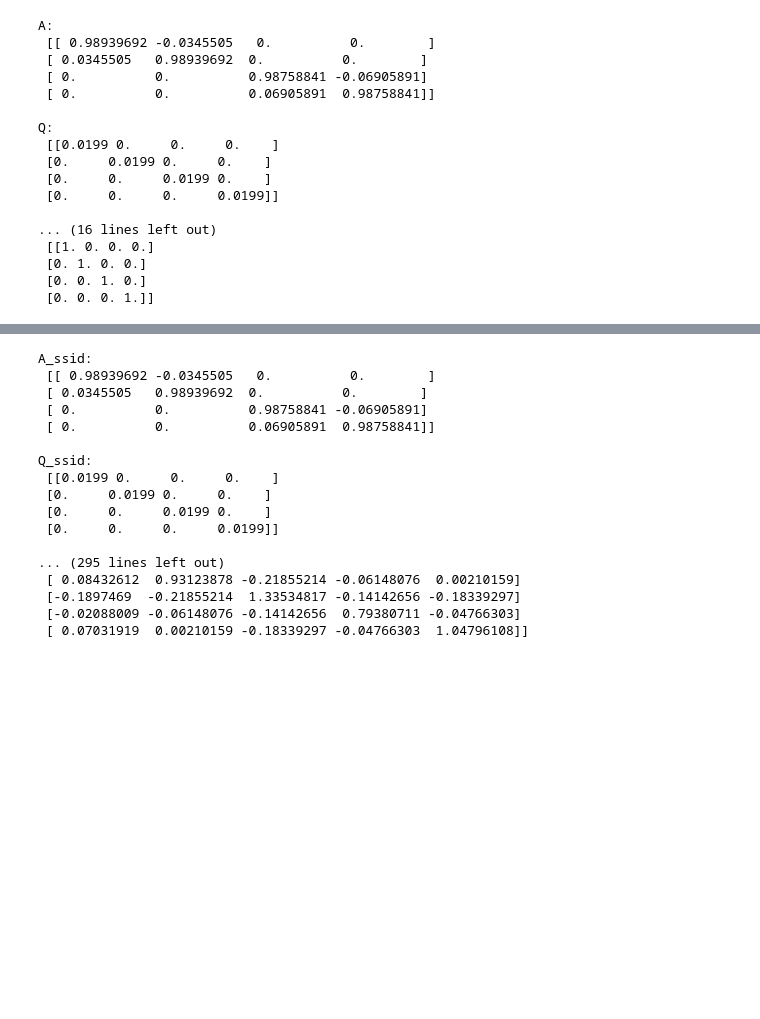
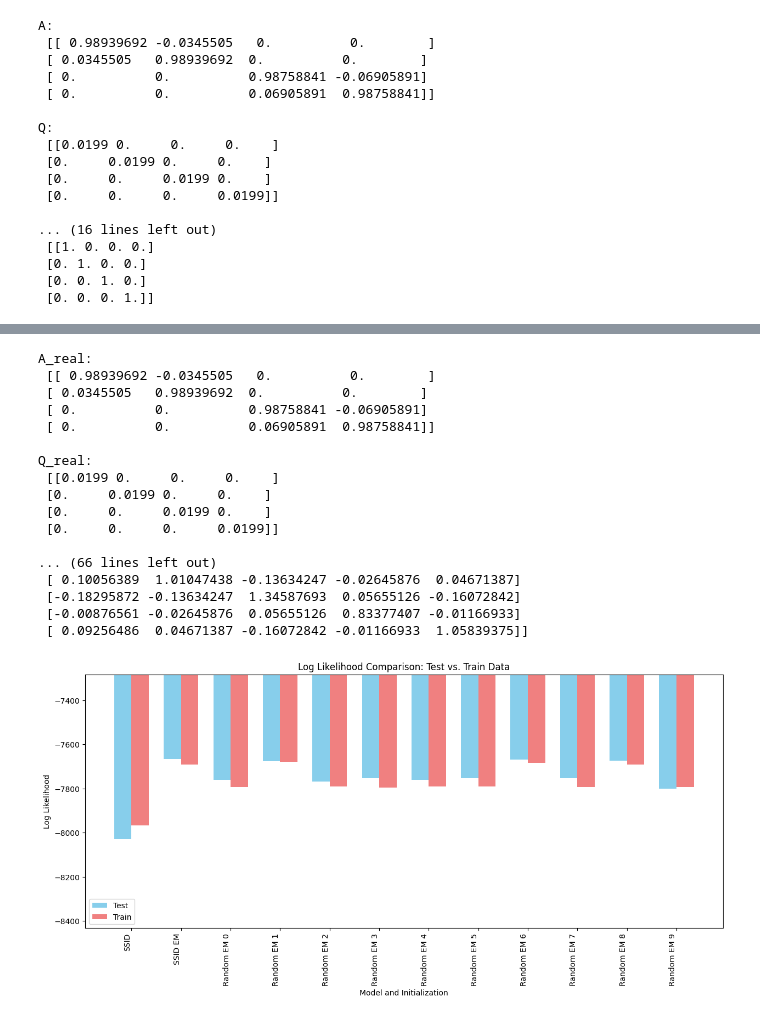
Before and after one commit to shr1ram/msc_csml, a Jupyter notebook: Probabilistic_and_Unsupervised_Learning/question_4.ipynb, the cells around one changed output, grey strips where cells are left out. Saved outputs shown, nothing was run; the diff lists cells and outputs as text; code cells hidden in the pictures; blank space fills up the shorter version.

```diff
--- a/Probabilistic_and_Unsupervised_Learning/question_4.ipynb
+++ b/Probabilistic_and_Unsupervised_Learning/question_4.ipynb
@@ -290,34 +286,34 @@ plt.show()
 # %%
-print("A_ssid:\n", A_ssid, "\n")
-print("Q_ssid:\n", Q_ssid, "\n")
-print("C_ssid:\n", C_ssid, "\n")
-print("R_ssid:\n", R_ssid, "\n")
-
 print("A_real:\n", A_real, "\n")
 print("Q_real:\n", Q_real, "\n")
 print("C_real:\n", C_real, "\n")
 print("R_real:\n", R_real, "\n")
 
-for seed in range(n_repeats):
-    print("A_rand_" + str(seed) + ":\n", A_rand[seed], "\n")
-    print("Q_rand_" + str(seed) + ":\n", Q_rand[seed], "\n")
-    print("C_rand_" + str(seed) + ":\n", C_rand[seed], "\n")
-    print("R_rand_" + str(seed) + ":\n", R_rand[seed], "\n")
+print("A_real_em:\n", A_real_em, "\n")
+print("Q_real_em:\n", Q_real_em, "\n")
+print("C_real_em:\n", C_real_em, "\n")
+print("R_real_em:\n", R_real_em, "\n")
+
+for repeat in [0]: #range(n_repeats):
+    print("A_rand_" + str(repeat) + ":\n", A_rand[repeat], "\n")
+    print("Q_rand_" + str(repeat) + ":\n", Q_rand[repeat], "\n")
+    print("C_rand_" + str(repeat) + ":\n", C_rand[repeat], "\n")
+    print("R_rand_" + str(repeat) + ":\n", R_rand[repeat], "\n")
 # %% [output]
-A_ssid:
+A_real:
  [[ 0.98939692 -0.0345505   0.          0.        ]
  [ 0.0345505   0.98939692  0.          0.        ]
  [ 0.          0.          0.98758841 -0.06905891]
  [ 0.          0.          0.06905891  0.98758841]]
 
-Q_ssid:
+Q_real:
  [[0.0199 0.     0.     0.    ]
  [0.     0.0199 0.     0.    ]
  [0.     0.     0.0199 0.    ]
  [0.     0.     0.     0.0199]]
 
-... (295 lines left out)
- [ 0.08432612  0.93123878 -0.21855214 -0.06148076  0.00210159]
- [-0.1897469  -0.21855214  1.33534817 -0.14142656 -0.18339297]
- [-0.02088009 -0.06148076 -0.14142656  0.79380711 -0.04766303]
- [ 0.07031919  0.00210159 -0.18339297 -0.04766303  1.04796108]]
+... (66 lines left out)
+ [ 0.10056389  1.01047438 -0.13634247 -0.02645876  0.04671387]
+ [-0.18295872 -0.13634247  1.34587693  0.05655126 -0.16072842]
+ [-0.00876561 -0.02645876  0.05655126  0.83377407 -0.01166933]
+ [ 0.09256486  0.04671387 -0.16072842 -0.01166933  1.05839375]]
@@ -323,0 +355,42 @@ Q_ssid:
+# %%
+test_values = np.hstack([
+    L_smooth_test_real,
+    L_smooth_test_real_em,
+    L_smooth_test_rand_arr
+])
+
+train_values = np.hstack([
+    L_smooth_train_real,
+    L_smooth_train_real_em,
+    L_smooth_train_rand_arr
+])
+
+x_labels = ['SSID', 'SSID EM'] + [f'Random EM {i}' for i in range(n_repeats)]
+num_groups = len(x_labels)
+bar_width = 0.35
+x_positions = np.arange(num_groups)
+
+fig, ax = plt.subplots(figsize=(15, 6))
+
+# Plot 'test' bars (shifted left)
+ax.bar(x_positions - bar_width/2, test_values, bar_width, label='Test', color='skyblue')
+
+# Plot 'train' bars (shifted right)
+ax.bar(x_positions + bar_width/2, train_values, bar_width, label='Train', color='lightcoral')
+
+ax.set_ylabel('Log Likelihood')
+ax.set_xlabel('Model and Initialization')
+ax.set_title('Log Likelihood Comparison: Test vs. Train Data')
+
+ax.set_xticks(x_positions)
+ax.set_xticklabels(x_labels, rotation=90, ha="right")
+ax.legend()
+
+# Adjust y-axis limits dynamically
+min_val = min(test_values.min(), train_values.min())
+max_val = max(test_values.max(), train_values.max())
+ax.set_ylim(min_val * 1.05, max_val * 0.95)
+
+plt.show()
+# %% [output]
+[figure, added]
```
Also changed, not shown: parts of 6 cells of this notebook, 34 other files.
